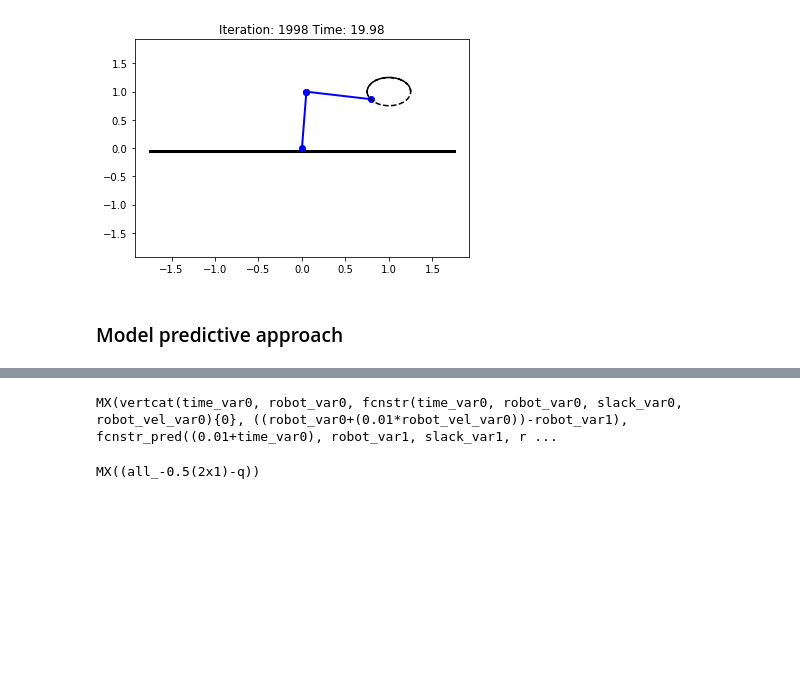
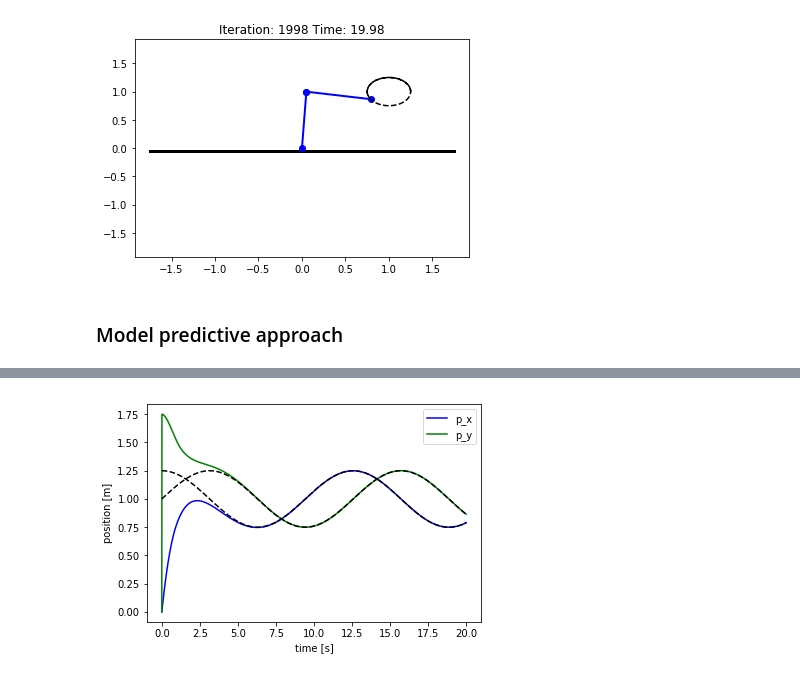
Before and after one commit to mahaarbo/casclik, a Jupyter notebook: examples/notebooks/double_pendulum_2D_comparison_of_controllers.ipynb, the cells around one changed output, grey strips where cells are left out. Saved outputs shown, nothing was run; the diff lists cells and outputs as text; code cells hidden in the pictures; blank space fills up the shorter version.

```diff
--- a/examples/notebooks/double_pendulum_2D_comparison_of_controllers.ipynb
+++ b/examples/notebooks/double_pendulum_2D_comparison_of_controllers.ipynb
@@ -601,8 +513,11 @@ ERROR IN THIS BIT, PROBABLY SOMETHING WRONG WITH MODEL PREDICTIVE CONTROL WITH S
-# %%
-mpcntrllr.mpc_problem["nlp"]["g"]
-# %% [output]
-MX(vertcat(time_var0, robot_var0, fcnstr(time_var0, robot_var0, slack_var0, robot_vel_var0){0}, ((robot_var0+(0.01*robot_vel_var0))-robot_var1), fcnstr_pred((0.01+time_var0), robot_var1, slack_var1, r ...
-# %%
-cs.mtimes(speed_limit_cnstr.gain, speed_limit_cnstr.set_min - speed_limit_cnstr.expression)
-# %% [output]
-MX((all_-0.5(2x1)-q))
+# %%
+# Let's package results for easier comparison of the controllers:
+sim_track_mpc = {"t_sim": t_sim,
+                "dq_sim": dq_sim,
+                 "q_sim": q_sim,
+                 "p_mid_sim": p_mid_sim,
+                 "p_sim":p_sim}
+# %%
+plot_track(sim_track_mpc, trajectory_func=fp_des_traj)
+# %% [output]
+[figure, added]
```
Also changed, not shown: parts of 7 cells of this notebook, 2 other files.
